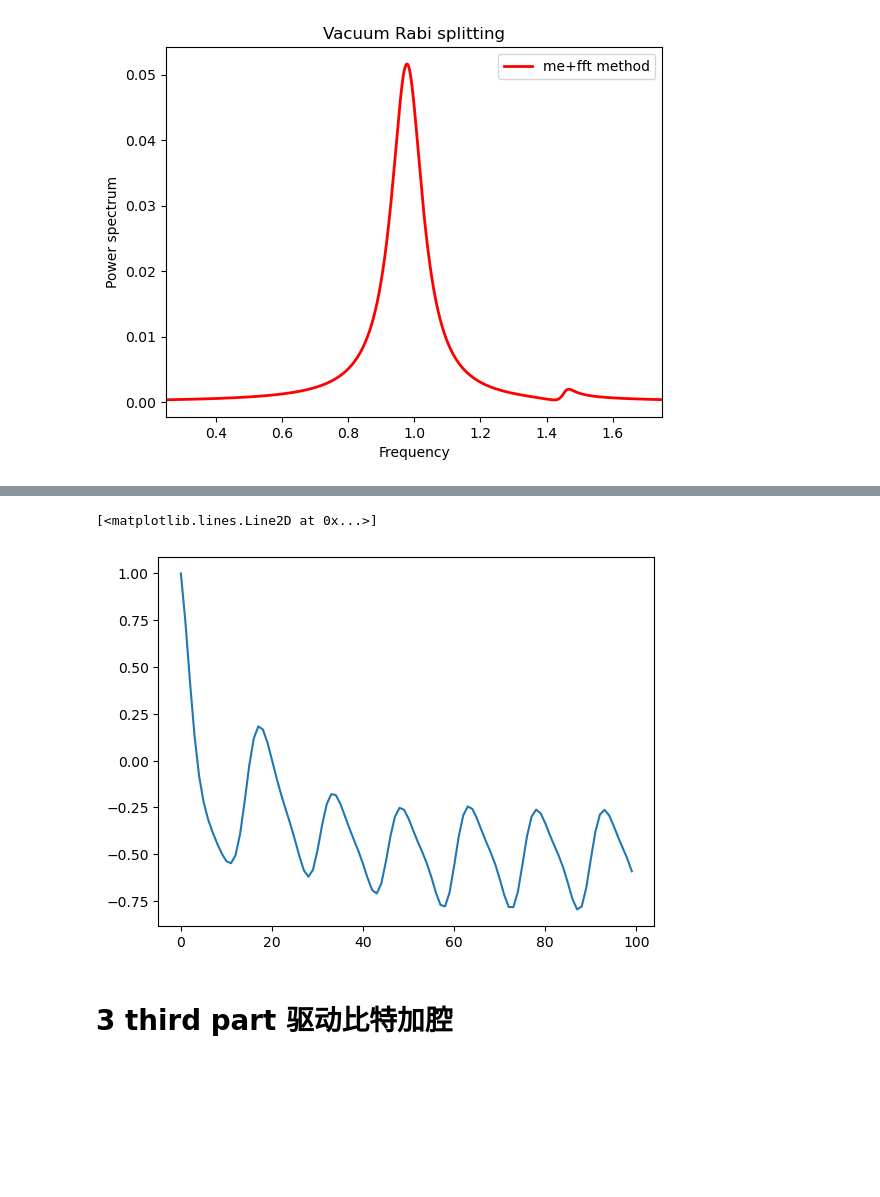
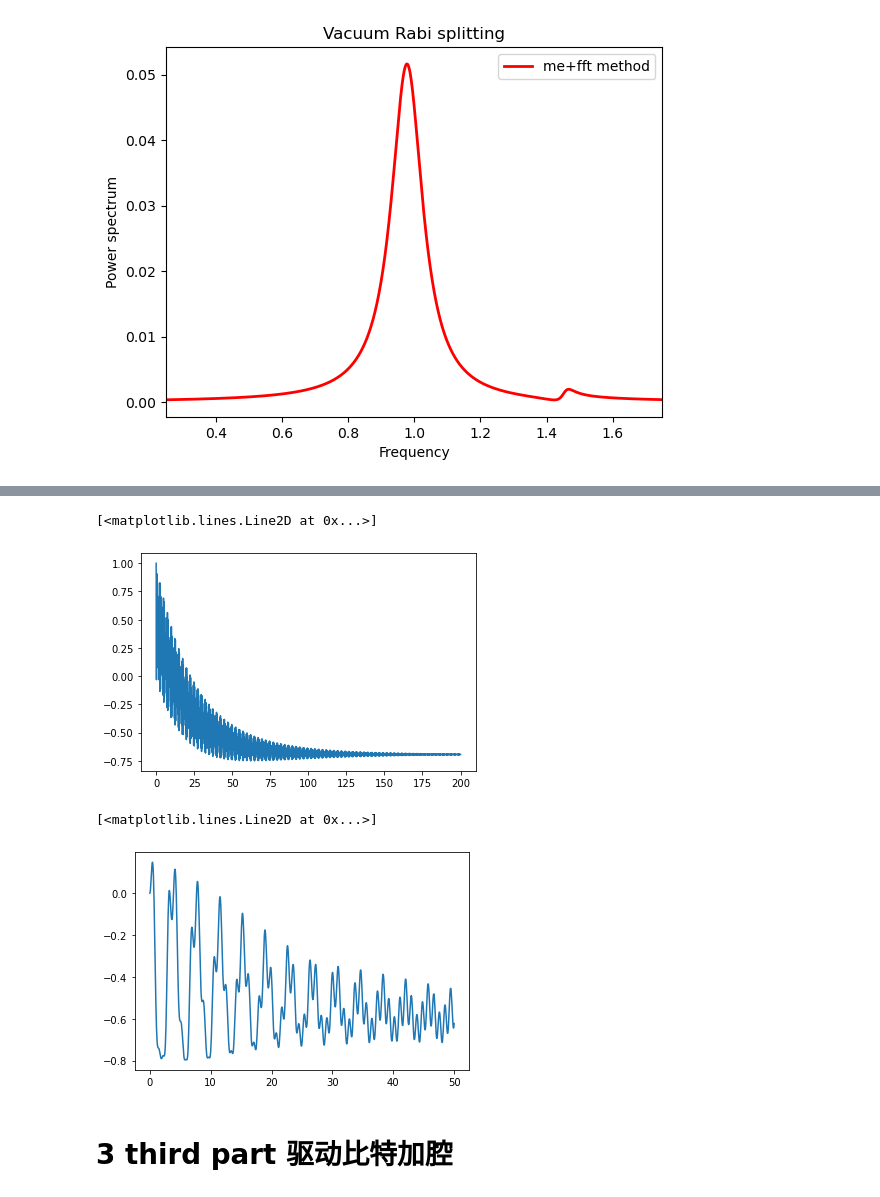
Before and after one commit to python12345677/para_work, a Jupyter notebook: all.ipynb, the cells around one changed output, grey strips where cells are left out. Drawn from its saved outputs; the diff is of its cells as text; code cells hidden in the pictures; blank space fills up the shorter version.

```diff
--- a/all.ipynb
+++ b/all.ipynb
@@ -84,22 +154,45 @@ ax.set_xlim(wlist2[0]/(2*np.pi), wlist2[-1]/(2*np.pi))
+# %%
+import numpy as np
+from matplotlib import pyplot
+from qutip import *
+Na = 2
+wa = 5
+delta = 5.2
+H0 = wa*sigmaz()+delta*sigmax()
+H1 = [sigmax(),"A*cos(w*t)"]
+H = [H0,H1]
+psi0 = (fock(2,0)+0*fock(2,1)).unit()
+tlist = np.linspace(0,200,1000)
+args = {'w':3.4,"A":0}
+kappa = 0.1
+a_ops = [[sigmax(), spectra_cb_numerical]]
+
+res = brmesolve(H0,psi0,tlist,a_ops,[sigmaz()],[],args)
+pyplot.plot(tlist,res.expect[0])
+# %% [output]
+[<matplotlib.lines.Line2D at 0x...>]
+[figure, added]
 # %%
 import numpy as np
 from matplotlib import pyplot
 from qutip import *
 Na = 2
 wa = 1
-delta = 1
+delta = 0
 H0 = wa*sigmaz()+delta*sigmax()
-H1 = [sigmax(),'cos(w*t)']
+H1 = [sigmax(),"cos(w*t)"]
 H = [H0,H1]
-psi0 = fock(2,0)
-tlist = np.linspace(0,10,100)
-args = {'w':4.2}
+psi0 = (fock(2,0)+fock(2,1)).unit()
+tlist = np.linspace(0,50,1000)
+args = {'w':3.4}
+kappa = 0.1
+a_ops = [[sigmax(), "{kappa}*(w>0)".format(kappa=kappa)]]
 
-res = mesolve(H,psi0,tlist,sigmam(),sigmaz(),args)
-pyplot.plot(res.expect[0])
+res = brmesolve(H,psi0,tlist,a_ops,[sigmaz()],[],args)
+pyplot.plot(tlist,res.expect[0])
 # %% [output]
 [<matplotlib.lines.Line2D at 0x...>]
-[figure, old version]
+[figure, new version]
 # %% [markdown]
 # 3 third part 驱动比特加腔
 # %%
```
Also changed, not shown: parts of 6 cells of this notebook.
